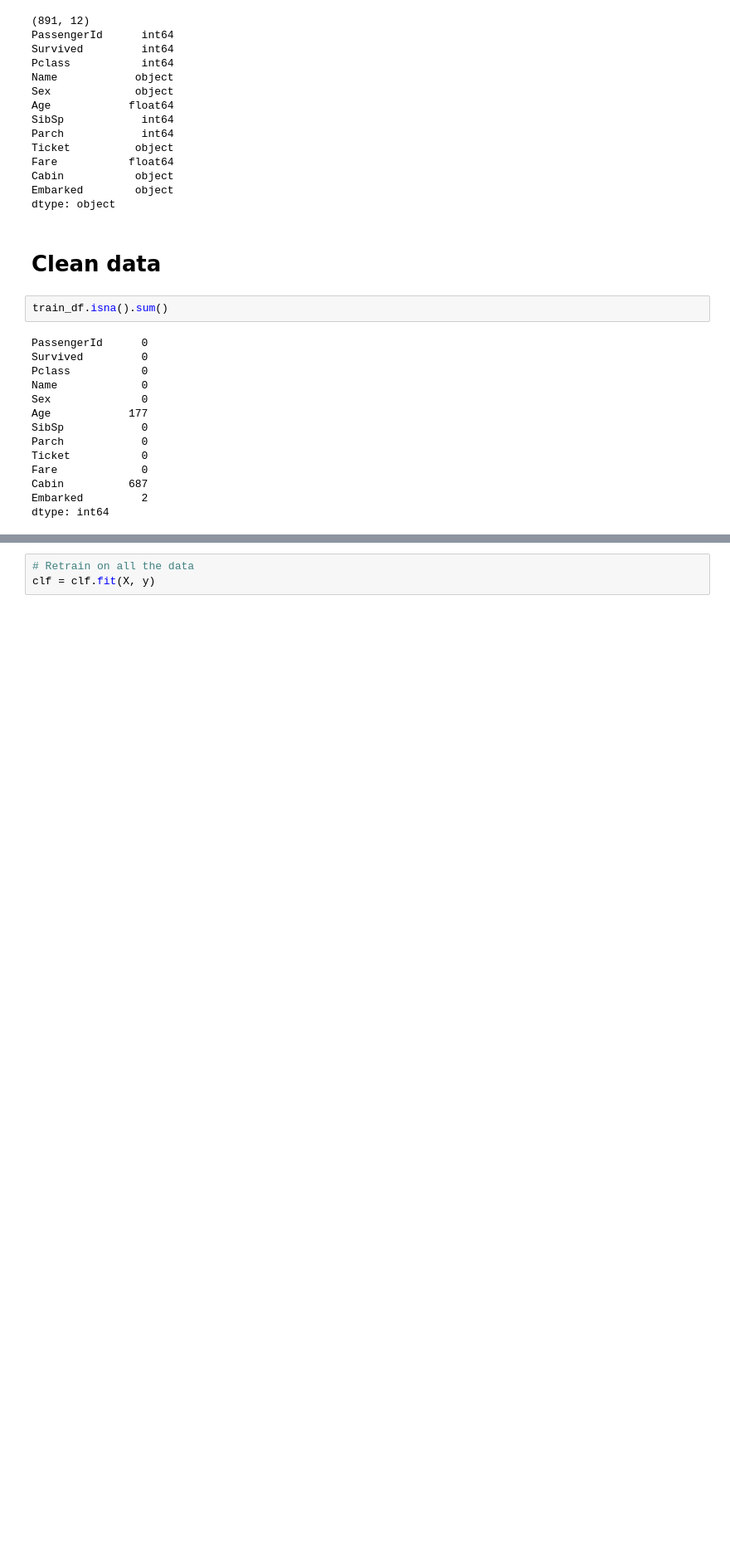
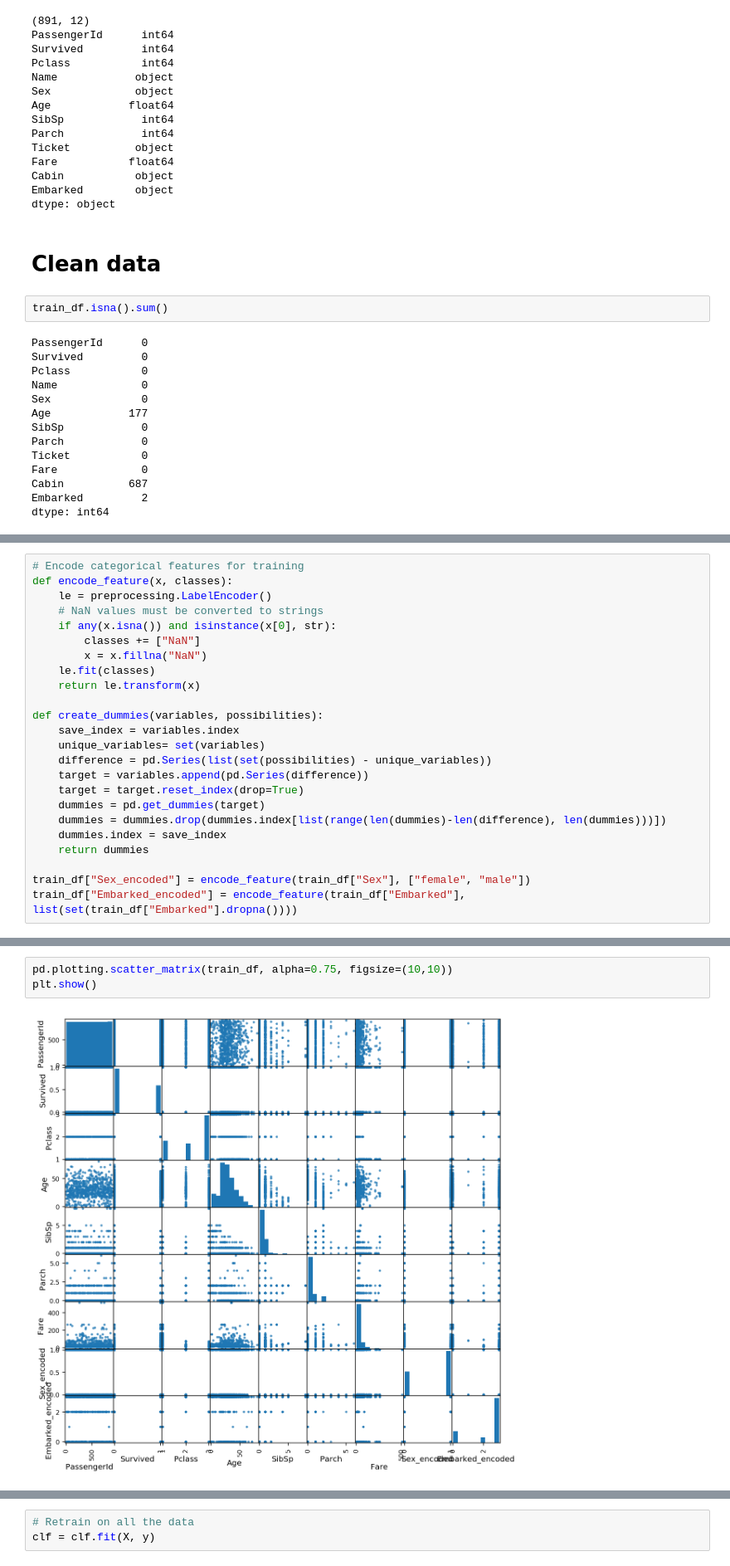
Before and after one commit to autopylot/kaggle-competitions, a Jupyter notebook: titanic/notebooks/Titanic Solution.ipynb, the cells around one changed output, grey strips where cells are left out. Shown at 83% size. Saved outputs shown, nothing was run; the diff lists cells and outputs as text; blank space fills up the shorter version.

```diff
--- a/titanic/notebooks/Titanic Solution.ipynb
+++ b/titanic/notebooks/Titanic Solution.ipynb
@@ -79,0 +79,24 @@ Inutition tells me title, sibsp, and parch can infer age.
+# %%
+# Encode categorical features for training
+def encode_feature(x, classes):
+    le = preprocessing.LabelEncoder()
+    # NaN values must be converted to strings
+    if any(x.isna()) and isinstance(x[0], str):
+        classes += ["NaN"]
+        x = x.fillna("NaN")
+    le.fit(classes)
+    return le.transform(x)
+
+def create_dummies(variables, possibilities):
+    save_index = variables.index
+    unique_variables= set(variables)
+    difference = pd.Series(list(set(possibilities) - unique_variables))
+    target = variables.append(pd.Series(difference))
+    target = target.reset_index(drop=True)
+    dummies = pd.get_dummies(target)
+    dummies = dummies.drop(dummies.index[list(range(len(dummies)-len(difference), len(dummies)))])
+    dummies.index = save_index
+    return dummies
+
+train_df["Sex_encoded"] = encode_feature(train_df["Sex"], ["female", "male"])
+train_df["Embarked_encoded"] = encode_feature(train_df["Embarked"], list(set(train_df["Embarked"].dropna())))
@@ -79,0 +122,5 @@ Inutition tells me title, sibsp, and parch can infer age.
+# %%
+pd.plotting.scatter_matrix(train_df, alpha=0.75, figsize=(10,10))
+plt.show()
+# %% [output]
+[figure, added]
```
Also changed, not shown: parts of 40 cells of this notebook.
